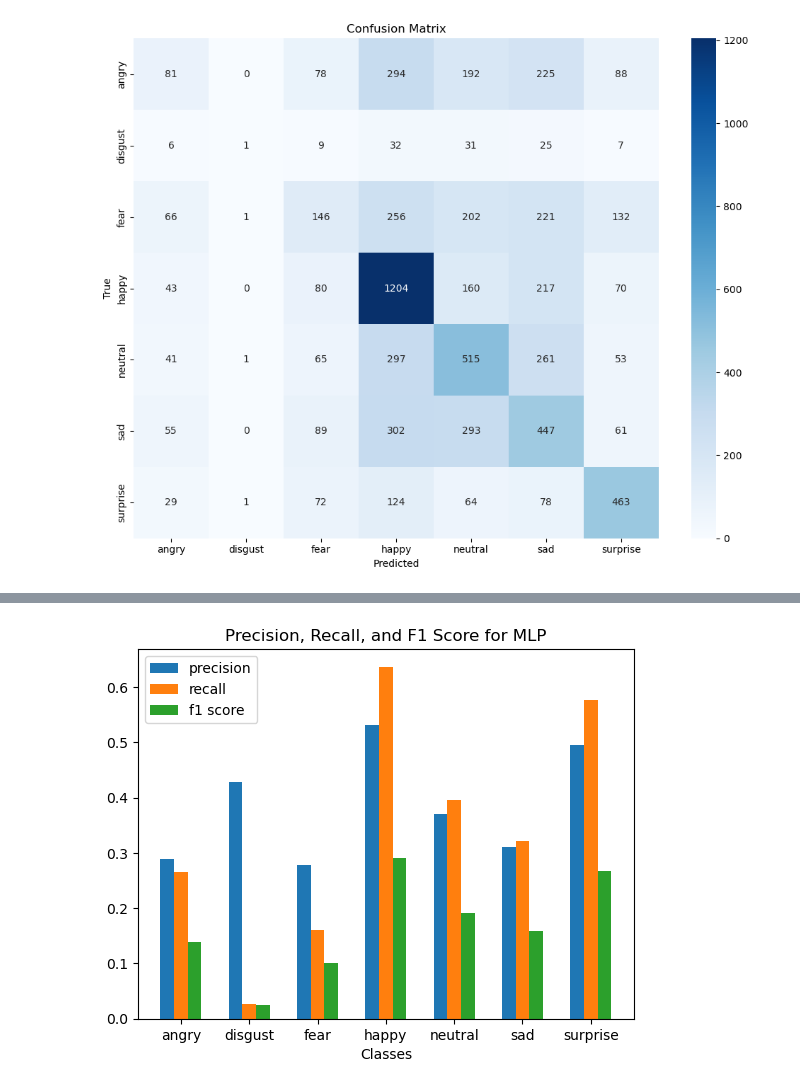
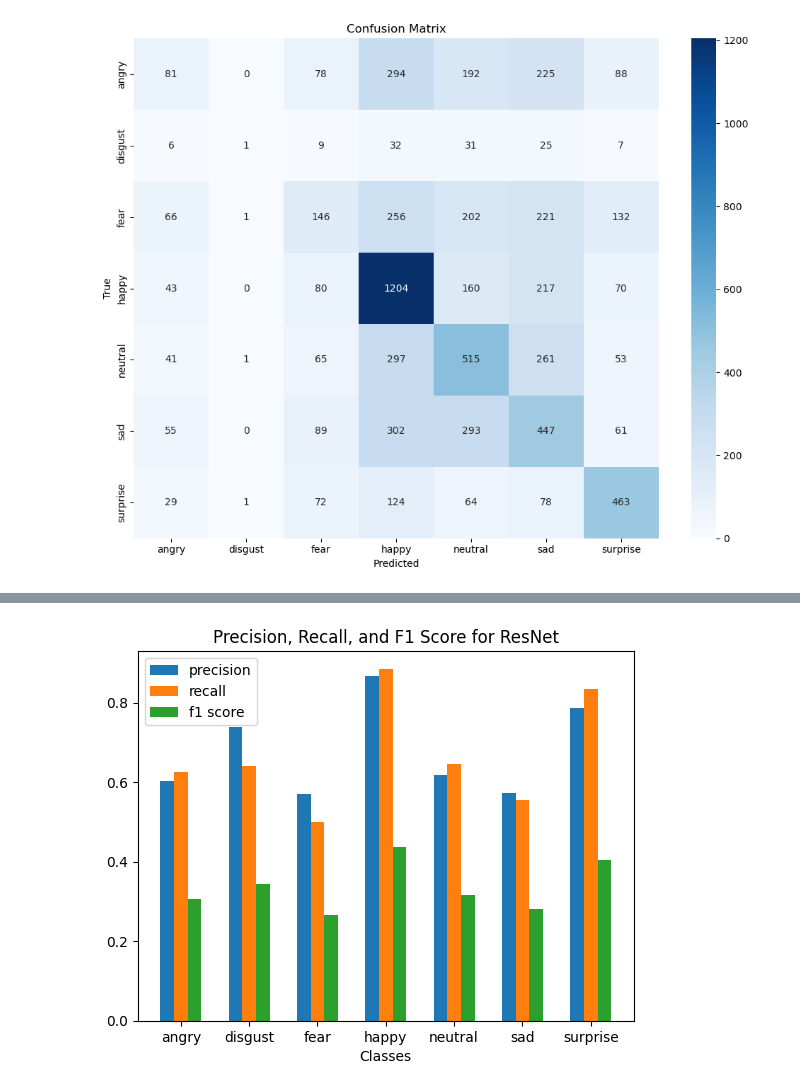
Before and after one commit to CSC522NCSU/FacialNN, a Jupyter notebook: mlp_rnn_stats.ipynb, the cells around one changed output, grey strips where cells are left out. Cells and saved outputs as stored; diff of their text form; code cells hidden in the pictures.

```diff
--- a/mlp_rnn_stats.ipynb
+++ b/mlp_rnn_stats.ipynb
@@ -49,5 +49,6 @@ rnn_precision = precision(rnn_cmatrix, classes)
 # %%
-mlp_precision = precision(mlp_cmatrix, classes)
+# mlp_precision = precision(mlp_cmatrix, classes)
+resnet_precision= precision(resnet_cmatrix, classes)
 # %%
 def recall(cmatrix, labels):
     stats = {}
@@ -65,5 +67,6 @@ rnn_recall = recall(rnn_cmatrix, classes)
 # %%
-mlp_recall = recall(mlp_cmatrix, classes)
+# mlp_recall = recall(mlp_cmatrix, classes)
+resnet_recall = recall(resnet_cmatrix, classes)
 # %%
 def f1_score(cmatrix, labels):
     f1_stats = {}
@@ -78,5 +82,6 @@ rnn_f1 = f1_score(rnn_cmatrix, classes)
 # %%
-mlp_f1 = f1_score(mlp_cmatrix, classes)
+# mlp_f1 = f1_score(mlp_cmatrix, classes)
+resnet_f1 = f1_score(resnet_cmatrix, classes)
 # %%
 def accuracy(cmatrix, labels):
     correct_predictions = 0
@@ -111,15 +130,15 @@ plt.show()
 # %%
 import numpy as np
 width = 0.2
 x = np.arange(len(classes))
-plt.bar(x - width, mlp_precision.values(), width, label='precision')
-plt.bar(x, mlp_recall.values(), width, label='recall')
-plt.bar(x + width, mlp_f1.values(), width, label='f1 score')
+plt.bar(x - width, resnet_precision.values(), width, label='precision')
+plt.bar(x, resnet_recall.values(), width, label='recall')
+plt.bar(x + width, resnet_f1.values(), width, label='f1 score')
 plt.xlabel("Classes")
 plt.xticks(x, classes)
 plt.legend()
-plt.title('Precision, Recall, and F1 Score for MLP')
-plt.savefig('mlp_metrics.png')
+plt.title('Precision, Recall, and F1 Score for ResNet')
+plt.savefig('best_resnet_metrics.png')
 plt.show()
 # %% [output]
-[figure, old version]
+[figure, new version]
```
Also changed, not shown: parts of 7 cells of this notebook, 2 other files.
